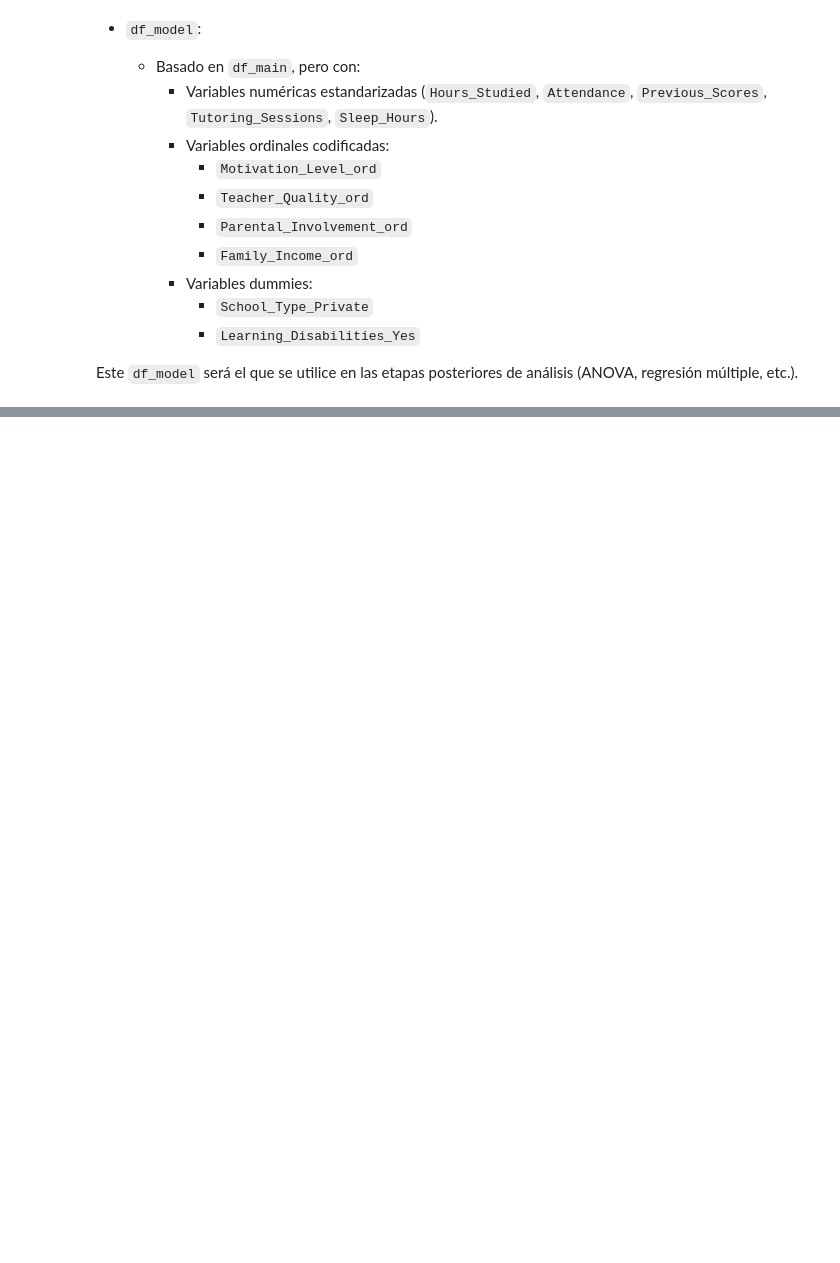
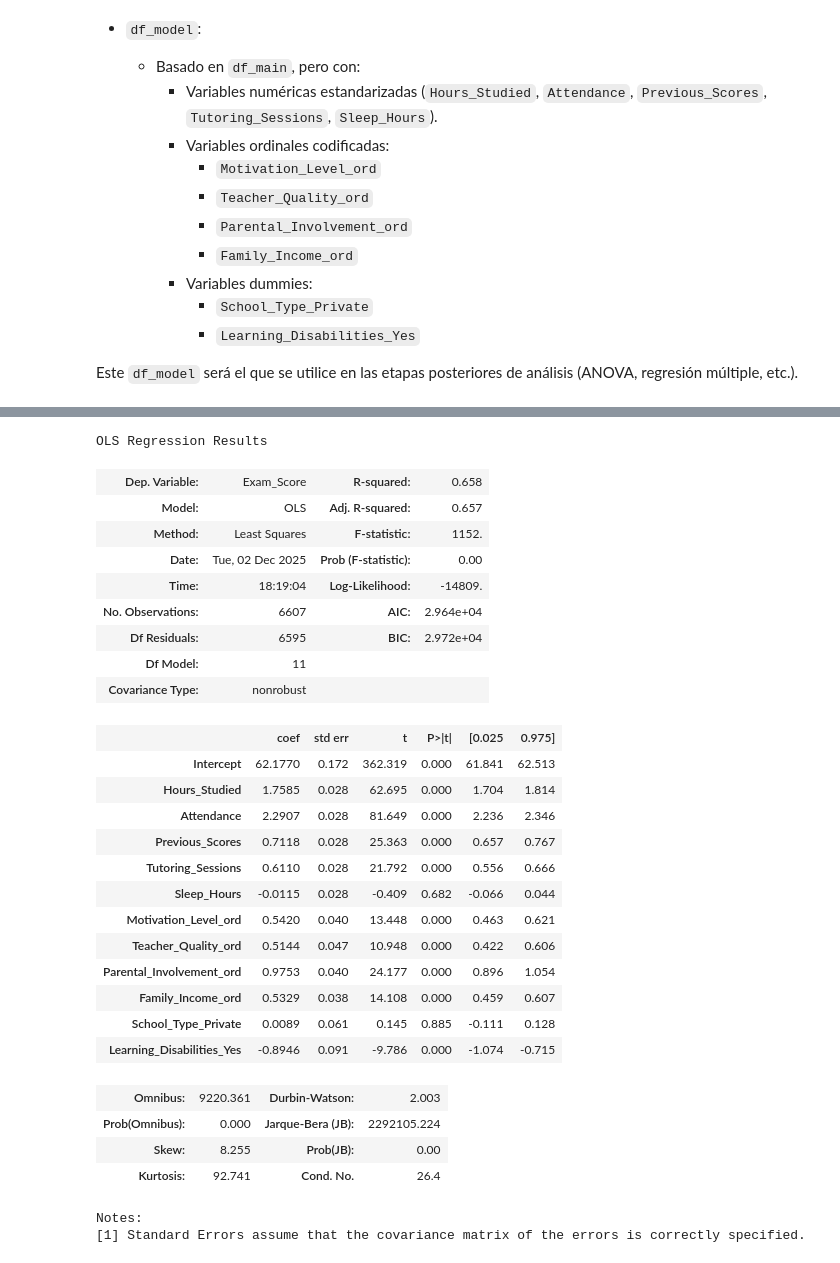
Before and after one commit to Ray-M05/Student-Performance-Predictor, a Jupyter notebook: StudentPerformance.ipynb, the cells around one changed output, grey strips where cells are left out. Cells and saved outputs as stored; diff of their text form; code cells hidden in the pictures; blank space fills up the shorter version.

Commit message:
feat: Application of statistical techniques

```diff
--- a/StudentPerformance.ipynb
+++ b/StudentPerformance.ipynb
@@ -860,0 +1079,42 @@ Este `df_model` será el que se utilice en las etapas posteriores de análisis
+# %%
+# Fórmula del modelo de regresión lineal múltiple
+formula = """
+Exam_Score ~ Hours_Studied + Attendance + Previous_Scores
+            + Tutoring_Sessions + Sleep_Hours
+            + Motivation_Level_ord + Teacher_Quality_ord
+            + Parental_Involvement_ord + Family_Income_ord
+            + School_Type_Private + Learning_Disabilities_Yes
+"""
+
+model = smf.ols(formula, data=df_model).fit()
+model.summary()
+# %% [output]
+OLS Regression Results
+| Dep. Variable: | Exam_Score | R-squared: | 0.658 |
+| Model: | OLS | Adj. R-squared: | 0.657 |
+| Method: | Least Squares | F-statistic: | 1152. |
+| Date: | Tue, 02 Dec 2025 | Prob (F-statistic): | 0.00 |
+| Time: | 18:19:04 | Log-Likelihood: | -14809. |
+| No. Observations: | 6607 | AIC: | 2.964e+04 |
+| Df Residuals: | 6595 | BIC: | 2.972e+04 |
+| Df Model: | 11 |  |  |
+| Covariance Type: | nonrobust |  |  |
+|  | coef | std err | t | P>|t| | [0.025 | 0.975] |
+| Intercept | 62.1770 | 0.172 | 362.319 | 0.000 | 61.841 | 62.513 |
+| Hours_Studied | 1.7585 | 0.028 | 62.695 | 0.000 | 1.704 | 1.814 |
+| Attendance | 2.2907 | 0.028 | 81.649 | 0.000 | 2.236 | 2.346 |
+| Previous_Scores | 0.7118 | 0.028 | 25.363 | 0.000 | 0.657 | 0.767 |
+| Tutoring_Sessions | 0.6110 | 0.028 | 21.792 | 0.000 | 0.556 | 0.666 |
+| Sleep_Hours | -0.0115 | 0.028 | -0.409 | 0.682 | -0.066 | 0.044 |
+| Motivation_Level_ord | 0.5420 | 0.040 | 13.448 | 0.000 | 0.463 | 0.621 |
+| Teacher_Quality_ord | 0.5144 | 0.047 | 10.948 | 0.000 | 0.422 | 0.606 |
+| Parental_Involvement_ord | 0.9753 | 0.040 | 24.177 | 0.000 | 0.896 | 1.054 |
+| Family_Income_ord | 0.5329 | 0.038 | 14.108 | 0.000 | 0.459 | 0.607 |
+| School_Type_Private | 0.0089 | 0.061 | 0.145 | 0.885 | -0.111 | 0.128 |
+| Learning_Disabilities_Yes | -0.8946 | 0.091 | -9.786 | 0.000 | -1.074 | -0.715 |
+| Omnibus: | 9220.361 | Durbin-Watson: | 2.003 |
+| Prob(Omnibus): | 0.000 | Jarque-Bera (JB): | 2292105.224 |
+| Skew: | 8.255 | Prob(JB): | 0.00 |
+| Kurtosis: | 92.741 | Cond. No. | 26.4 |
+Notes:
+[1] Standard Errors assume that the covariance matrix of the errors is correctly specified.
```
Also changed, not shown: parts of 21 cells of this notebook.
